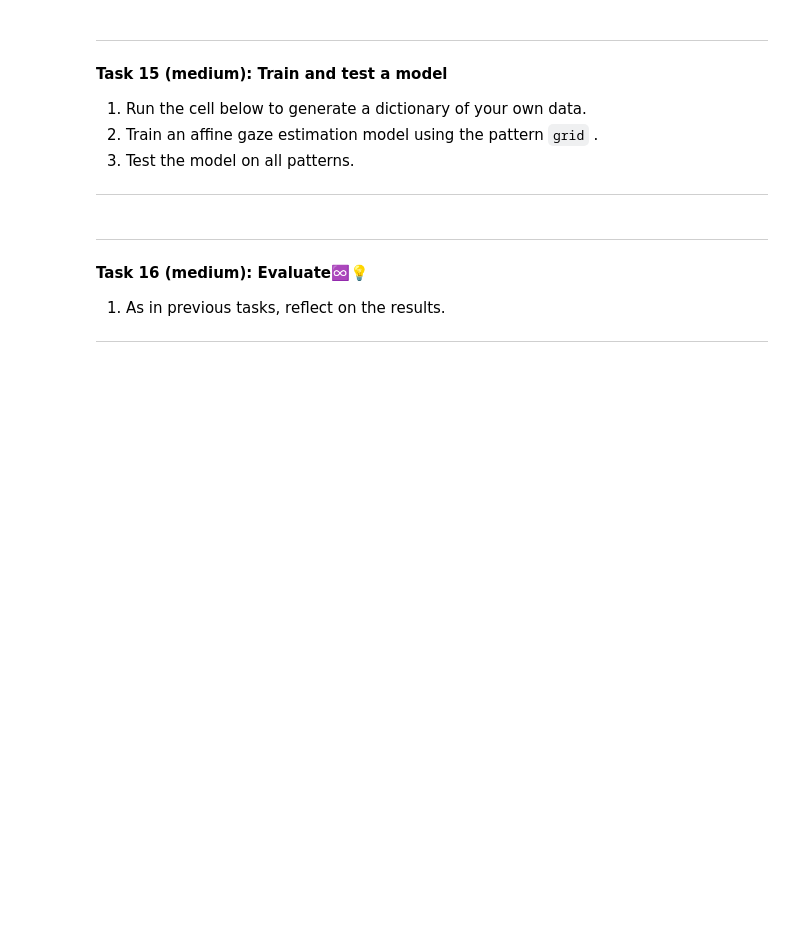
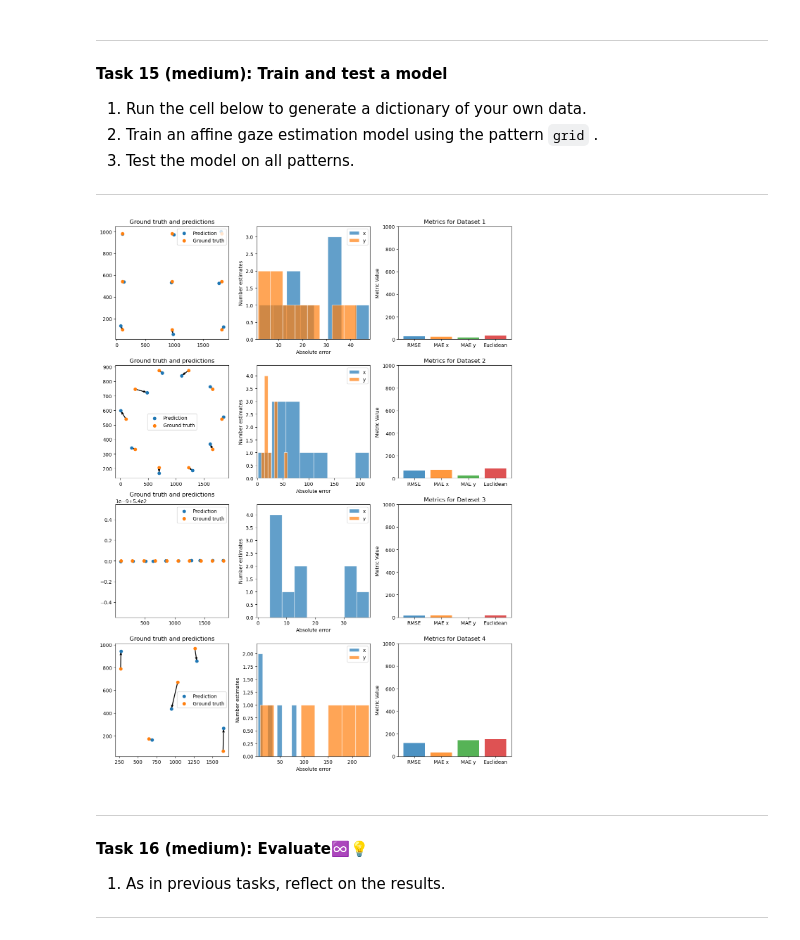
Before and after one commit to AlbertRossJoh/iml_project_2025, a Jupyter notebook: W06/02-gaze.ipynb, the cells around one changed output. Drawn from its saved outputs; the diff is of its cells as text; code cells hidden in the pictures; blank space fills up the shorter version.

```diff
--- a/W06/02-gaze.ipynb
+++ b/W06/02-gaze.ipynb
@@ -660,9 +660,18 @@ The pipeline of collecting data, training a model, testing, and evaluating it ha
 ---
 # %%
 # update the parameter and uncomment the line below
-#iml_util.gen_data_subject('group-xx-xxxx')
+
+test_subject = 'mads'
+trial = '20250901_T0'
+D_mads = iml_util.gen_data_subject(test_subject, trial)
 # %%
 #Use this cell to train and evaluate your model...
+
+results_linear_mads = results_for_model(LinearGaze(), D_mads, D_mads, 'pupils_train', 'screen_coordinates_train', 'pupils_test', 'screen_coordinates_test', 4)
+
+iml_util.plot_results_grid(results_linear_mads, 4)
+# %% [output]
+[figure, added]
 # %% [markdown]
 
 ---
```
